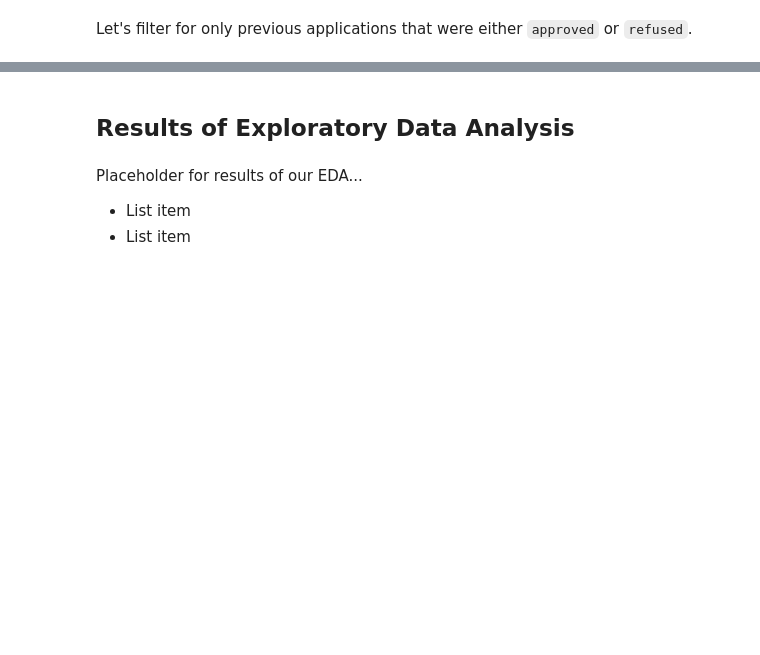
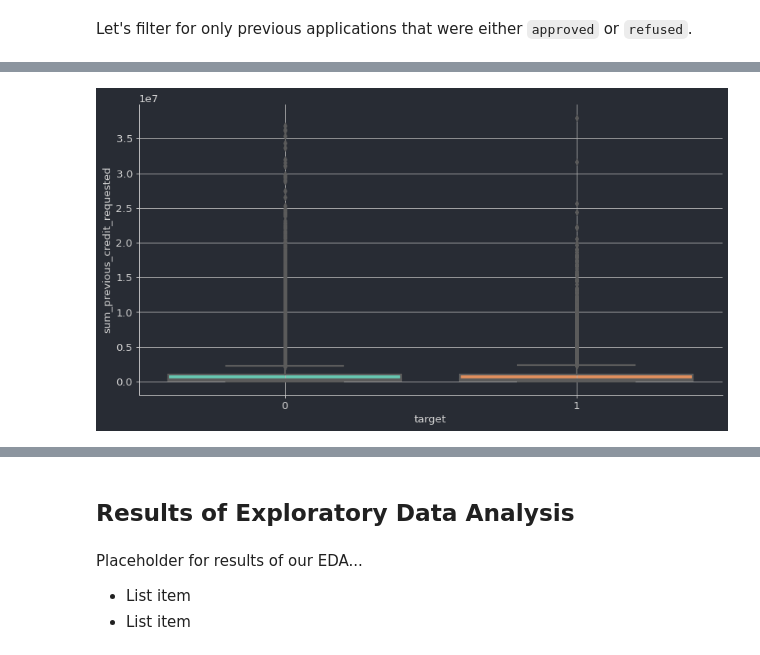
Before and after one commit to rca-devs/CIS-5450, a Jupyter notebook: Copy_of_CIS_5450_course_project.ipynb, the cells around one changed output, grey strips where cells are left out. Saved outputs shown, nothing was run; the diff lists cells and outputs as text; code cells hidden in the pictures; blank space fills up the shorter version.

```diff
--- a/Copy_of_CIS_5450_course_project.ipynb
+++ b/Copy_of_CIS_5450_course_project.ipynb
@@ -1998,0 +2016,20 @@ array(['Approved', 'Refused', 'Canceled', 'Unused offer'], dtype=object)
+# %%
+previous_applications_enriched_df = d['previous_application_df'].groupby(['sk_id_curr']) \
+                                                     .agg({
+                                                           'name_contract_status_encode' : 'sum',
+                                                            'amt_application' : 'sum',
+                                                            'amt_credit' : 'sum',
+                                                            'sk_id_prev' : 'count'
+                                                      }) \
+                                                      .rename(columns={'name_contract_status_encode' : 'previous_rejection',
+                                                                       'amt_application' : 'sum_previous_credit_requested',
+                                                                       'amt_credit' : 'sum_previous_credit_approved',
+                                                                       'sk_id_prev' : 'number_of_previous_applications'
+                                                      }) \
+                                                      .reset_index()
+
+
+
+# after grouping by sk_id_curr, now create an indicator for any previous rejection
+previous_applications_enriched_df['previous_rejection'] = [ 1 if elem > 0 else 0 for elem in previous_applications_enriched_df['previous_rejection'] ]
+previous_applications_enriched_df.head(5)
@@ -2055,7 +2067,7 @@ grouped_previous_applications_df.head(10)
 # %%
 # join the previous application data to the training dataset
 
-merged_df = pd.merge(d['application_train_df'], grouped_previous_applications_df, on = 'sk_id_curr', how = 'left')
+merged_df = pd.merge(d['application_train_df'], previous_applications_enriched_df, on = 'sk_id_curr', how = 'left')
 merged_df.head()
 # %% [output]
 |  | sk_id_curr | target | code_gender | flag_own_realty | amt_income_total | amt_credit | amt_annuity | ... |
@@ -2069,0 +2080,8 @@ merged_df.head()
+# %%
+# Are people who have previously requested signficant credit more likely to default?  No!
+
+sns.boxplot(data = merged_df, x = 'target', y = 'sum_previous_credit_requested')
+plt.grid()
+plt.show()
+# %% [output]
+[figure, added]
```
Also changed, not shown: parts of 15 cells of this notebook.
